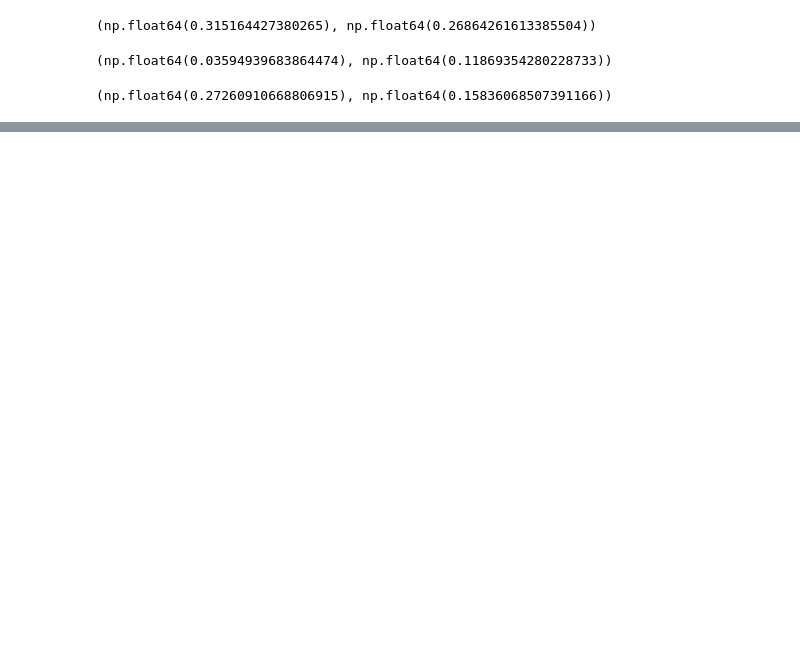
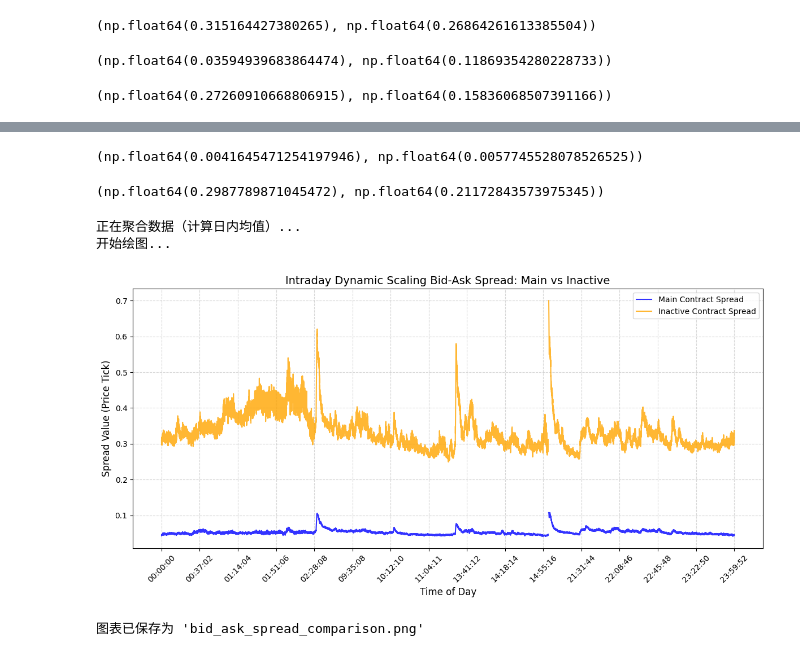
Before and after one commit to fjsvm9527/trying, a Jupyter notebook: liquidity.ipynb, the cells around one changed output, grey strips where cells are left out. Drawn from its saved outputs; the diff is of its cells as text; code cells hidden in the pictures; blank space fills up the shorter version.

```diff
--- a/liquidity.ipynb
+++ b/liquidity.ipynb
@@ -3273,0 +6121,70 @@ final_merged_df['l1_spread_mean_main'].corr(final_merged_df['label_main']),final
+# %%
+final_merged_df_au['liquidity_skew_mean_main'].corr(final_merged_df_au['label_dir_main']),final_merged_df_au['liquidity_skew_mean_second'].corr(final_merged_df_au['label_dir_second'])
+# %% [output]
+(np.float64(0.0041645471254197946), np.float64(0.0057745528078526525))
+# %%
+final_merged_df_au['dynamic_spread_robust_main_mean'].corr(final_merged_df_au['label_main']),final_merged_df_au['dynamic_spread_robust_second_mean'].corr(final_merged_df_au['label_second'])
+# %% [output]
+(np.float64(0.2987789871045472), np.float64(0.21172843573975345))
+# %%
+import pandas as pd
+import matplotlib.pyplot as plt
+import matplotlib.dates as mdates
+
+def plot_bid_ask_spread(df):
+    df['time_str'] = df['timestamp'].dt.strftime('%H:%M:%S')
+
+    print("正在聚合数据（计算日内均值）...")
+    # 按时间分组，同时计算两个合约价差的均值
+    # resulting_df 的索引(index)将是 time_str
+    agg_df = df.groupby('time_str')[['dynamic_spread_robust_main_mean', 'dynamic_spread_robust_second_mean']].mean()
+
+    # 3. 绘图
+    print("开始绘图...")
+    plt.figure(figsize=(12, 6), dpi=100)
+
+    # 绘制主力合约曲线
+    plt.plot(agg_df.index, agg_df['dynamic_spread_robust_main_mean'],
+             label='Main Contract Spread', color='blue', linewidth=1.5, alpha=0.8)
+
+    # 绘制不活跃合约曲线
+    plt.plot(agg_df.index, agg_df['dynamic_spread_robust_second_mean'],
+             label='Inactive Contract Spread', color='orange', linewidth=1.5, alpha=0.8)
+
+    # --- 图表美化 ---
+    plt.title('Intraday Dynamic Scaling Bid-Ask Spread: Main vs Inactive', fontsize=14)
+    plt.ylabel('Spread Value (Price Tick)', fontsize=12)
+    plt.xlabel('Time of Day', fontsize=12)
+    plt.legend()
+    plt.grid(True, linestyle='--', alpha=0.5)
+
+    # --- X轴刻度优化 ---
+    # 因为 tick 数据量很大，X轴标签会非常密集，这里进行稀疏化处理
+    # 每隔 total_points / 15 个点显示一个时间标签
+    n_ticks = 15
+    step = max(1, len(agg_df) // n_ticks)
+    plt.xticks(ticks=range(0, len(agg_df), step),
+               labels=agg_df.index[::step],
+               rotation=45)
+
+    plt.tight_layout()
+
+    # 保存或显示
+    plt.savefig('bid_ask_spread_comparison.png')
+    plt.show()
+    print("图表已保存为 'bid_ask_spread_comparison.png'")
+
+# ================= 执行 =================
+# 假设 final_merged_df 是您之前合并好的变量
+if __name__ == "__main__":
+    # 如果 final_merged_df 还没生成，请先运行上一段合并代码
+    # 这里直接调用函数
+    if 'final_merged_df_au' in locals() and not final_merged_df_au.empty:
+        plot_bid_ask_spread(final_merged_df_au)
+    else:
+        print("请先确保 final_merged_df 已经加载并包含数据。")
+# %% [output]
+正在聚合数据（计算日内均值）...
+开始绘图...
+[figure, added]
+图表已保存为 'bid_ask_spread_comparison.png'
```
Also changed, not shown: parts of 56 cells of this notebook, 3 other files.
